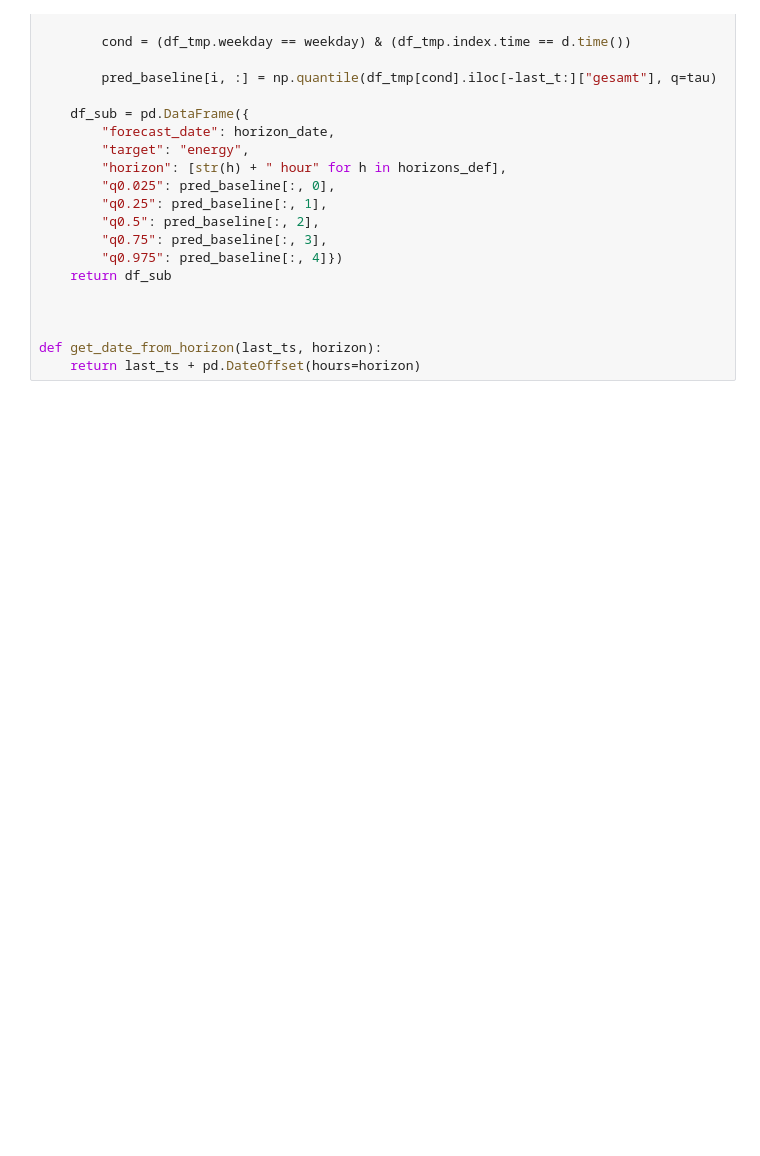
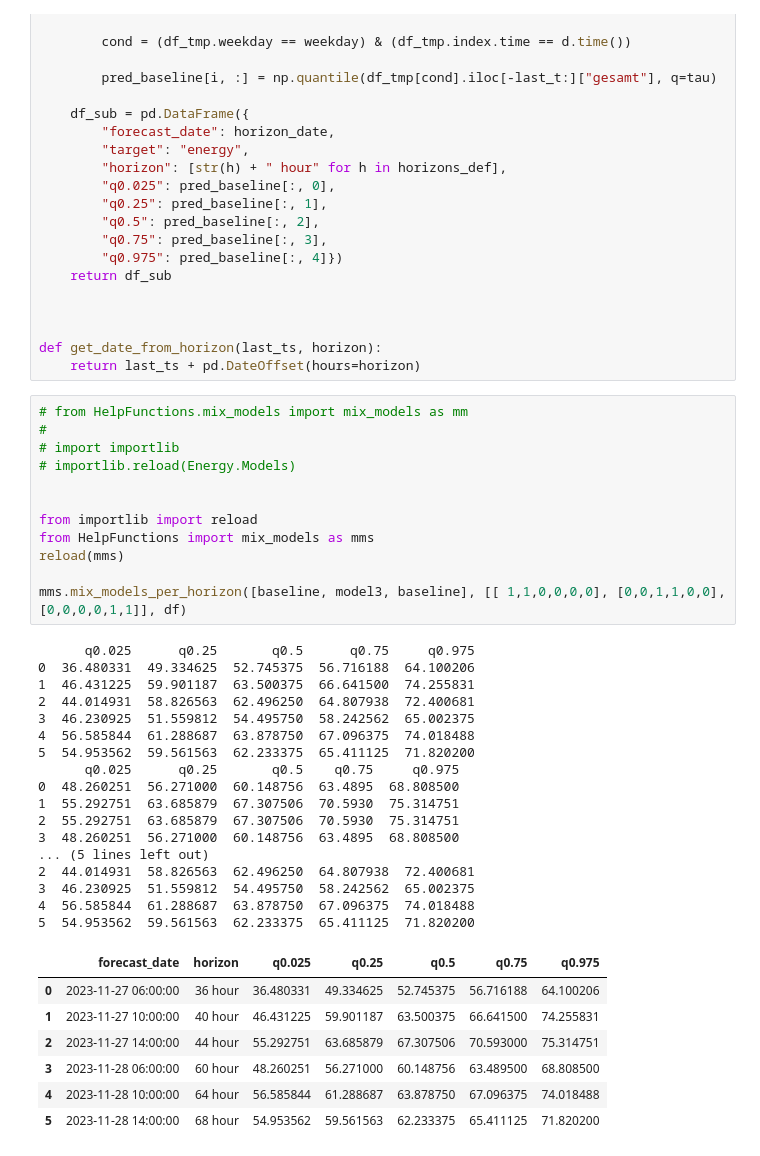
Before and after one commit to EliasKng/PTSFC, a Jupyter notebook: Energy/cross_validate_energy.ipynb, the cells around one changed output. Cells and saved outputs as stored; diff of their text form; blank space fills up the shorter version.

Commit message:
Allow to mix models per horizon

```diff
--- a/Energy/cross_validate_energy.ipynb
+++ b/Energy/cross_validate_energy.ipynb
@@ -280,3 +272,40 @@ def baseline2(df, LAST_IDX=-1):
 
 def get_date_from_horizon(last_ts, horizon):
     return last_ts + pd.DateOffset(hours=horizon)
+# %%
+# from HelpFunctions.mix_models import mix_models as mm
+#
+# import importlib
+# importlib.reload(Energy.Models)
+
+
+from importlib import reload
+from HelpFunctions import mix_models as mms
+reload(mms)
+
+mms.mix_models_per_horizon([baseline, model3, baseline], [[ 1,1,0,0,0,0], [0,0,1,1,0,0], [0,0,0,0,1,1]], df)
+# %% [output]
+      q0.025      q0.25       q0.5      q0.75     q0.975
+0  36.480331  49.334625  52.745375  56.716188  64.100206
+1  46.431225  59.901187  63.500375  66.641500  74.255831
+2  44.014931  58.826563  62.496250  64.807938  72.400681
+3  46.230925  51.559812  54.495750  58.242562  65.002375
+4  56.585844  61.288687  63.878750  67.096375  74.018488
+5  54.953562  59.561563  62.233375  65.411125  71.820200
+      q0.025      q0.25       q0.5    q0.75     q0.975
+0  48.260251  56.271000  60.148756  63.4895  68.808500
+1  55.292751  63.685879  67.307506  70.5930  75.314751
+2  55.292751  63.685879  67.307506  70.5930  75.314751
+3  48.260251  56.271000  60.148756  63.4895  68.808500
+... (5 lines left out)
+2  44.014931  58.826563  62.496250  64.807938  72.400681
+3  46.230925  51.559812  54.495750  58.242562  65.002375
+4  56.585844  61.288687  63.878750  67.096375  74.018488
+5  54.953562  59.561563  62.233375  65.411125  71.820200
+|  | forecast_date | horizon | q0.025 | q0.25 | q0.5 | q0.75 | q0.975 |
+| 0 | 2023-11-27 06:00:00 | 36 hour | 36.480331 | 49.334625 | 52.745375 | 56.716188 | 64.100206 |
+| 1 | 2023-11-27 10:00:00 | 40 hour | 46.431225 | 59.901187 | 63.500375 | 66.641500 | 74.255831 |
+| 2 | 2023-11-27 14:00:00 | 44 hour | 55.292751 | 63.685879 | 67.307506 | 70.593000 | 75.314751 |
+| 3 | 2023-11-28 06:00:00 | 60 hour | 48.260251 | 56.271000 | 60.148756 | 63.489500 | 68.808500 |
+| 4 | 2023-11-28 10:00:00 | 64 hour | 56.585844 | 61.288687 | 63.878750 | 67.096375 | 74.018488 |
+| 5 | 2023-11-28 14:00:00 | 68 hour | 54.953562 | 59.561563 | 62.233375 | 65.411125 | 71.820200 |
```
Also changed, not shown: parts of 3 cells of this notebook, 1 other file.
